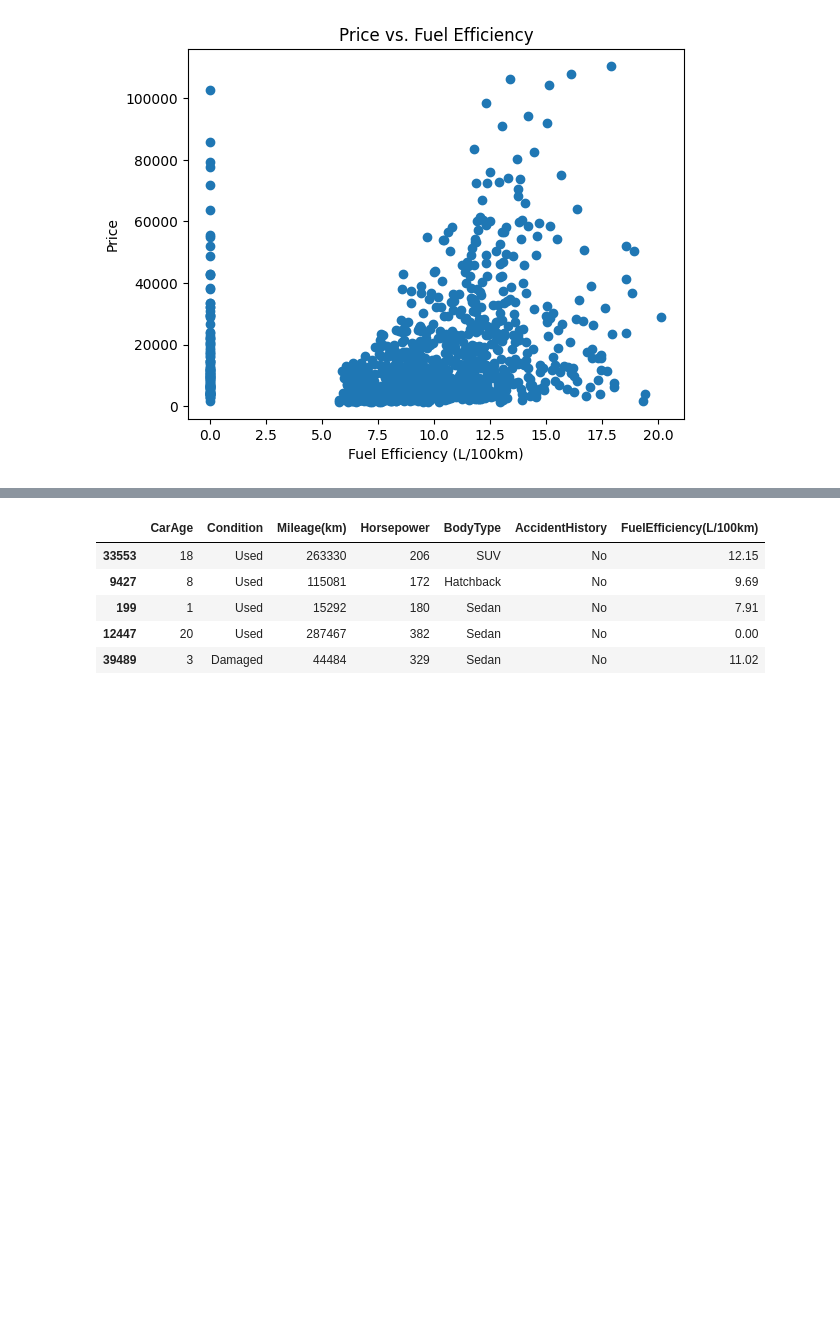
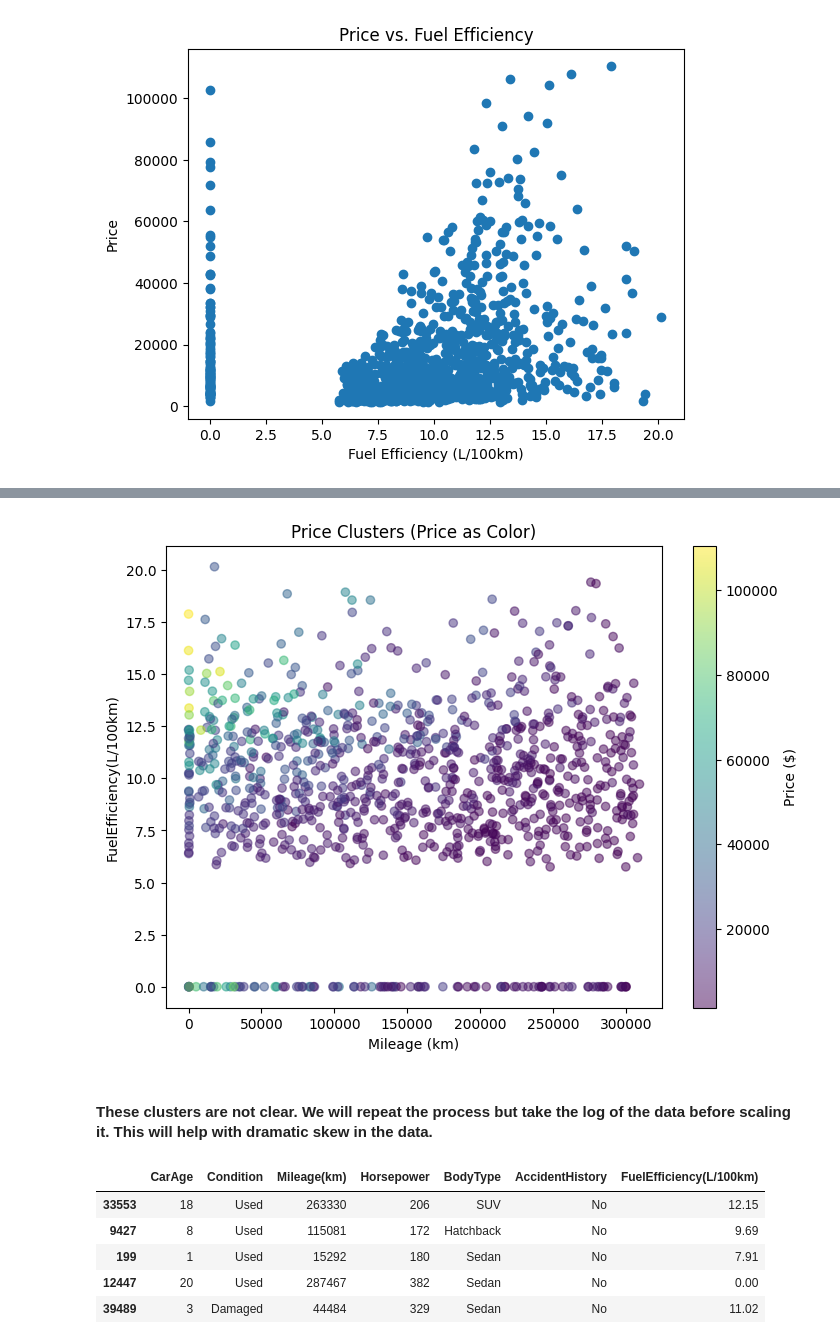
Before and after one commit to cfh4vw/DS3021-Final-Project, a Jupyter notebook: FinalProject.ipynb, the cells around one changed output, grey strips where cells are left out. Drawn from its saved outputs; the diff is of its cells as text; code cells hidden in the pictures; blank space fills up the shorter version.

```diff
--- a/FinalProject.ipynb
+++ b/FinalProject.ipynb
@@ -75,2 +75,27 @@ We will be using kMeans clustering.
 
 First, we will clean our dataset and identify the variabe we want to investigate, which is price.
+# %%
+target = car["Price($)"] #target variable
+
+car_no_log = car.drop(columns=[
+    'Brand', 'Model', 'Year', 'EngineSize(L)', 'Torque', 'Transmission',
+    'DriveType', 'Doors', 'Seats', 'Color', 'Interior', 'Options', 'City',
+    'Insurance', 'RegistrationStatus', 'FuelType', 'PricePerKm', 'Price($)'
+])
+# %%
+# One hot encode categorical variables
+car_no_log = pd.get_dummies(car_no_log, columns=['Condition', 'BodyType', 'AccidentHistory'], drop_first=True, dtype=int)
+# %%
+#scale numeric data
+scaler = StandardScaler()
+scaled_no_log = scaler.fit_transform(car_no_log)
+# %%
+# kMeans with guess for k=3
+kmeans = KMeans(n_clusters=3, random_state=42)
+# Fit model to training data
+kmeans.fit(scaled_no_log)
+# Predictions
+clusters = kmeans.predict(scaled_no_log)
+# Show clusters
+car_no_log["Cluster"] = clusters
+print(car_no_log["Cluster"])
@@ -77,3 +137,22 @@ First, we will clean our dataset and identify the variabe we want to investigate
+# %%
+# Visualization of top variables
+plt.figure(figsize=(8,6))
+
+scatter = plt.scatter(
+    car_no_log["Mileage(km)"],
+    car_no_log["FuelEfficiency(L/100km)"],
+    c=target,
+    alpha = 0.5
+)
+plt.colorbar(scatter, label="Price ($)")
+plt.xlabel("Mileage (km)")
+plt.ylabel("FuelEfficiency(L/100km)")
+plt.title("Price Clusters (Price as Color)")
+plt.show()
+# %% [output]
+[figure, added]
+# %% [markdown]
+#### These clusters are not clear. We will repeat the process but take the log of the data before scaling it. This will help with dramatic skew in the data.
 # %%
 # Drop unnecessary columns and set target variable
 target = car["Price($)"] #target variable
```
Also changed, not shown: parts of 4 cells of this notebook, 1 other file.
